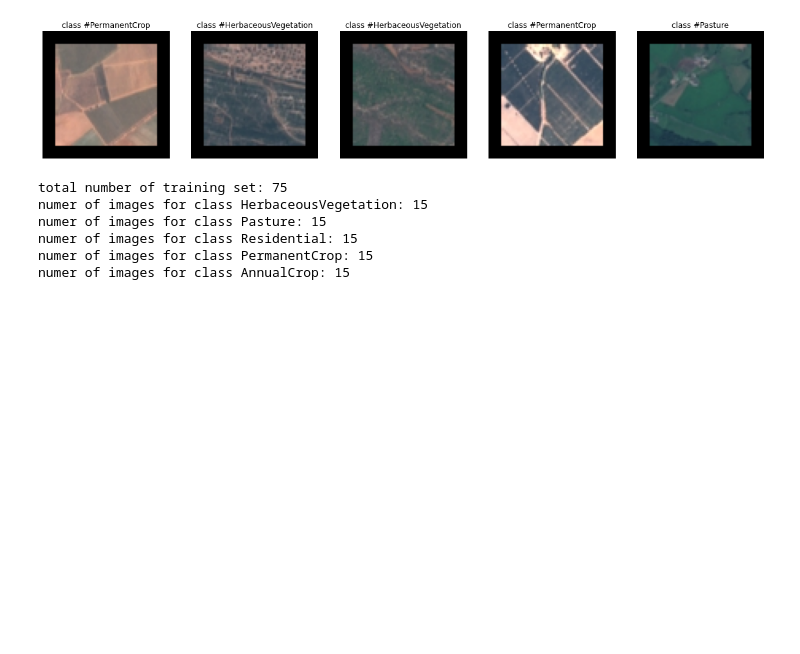
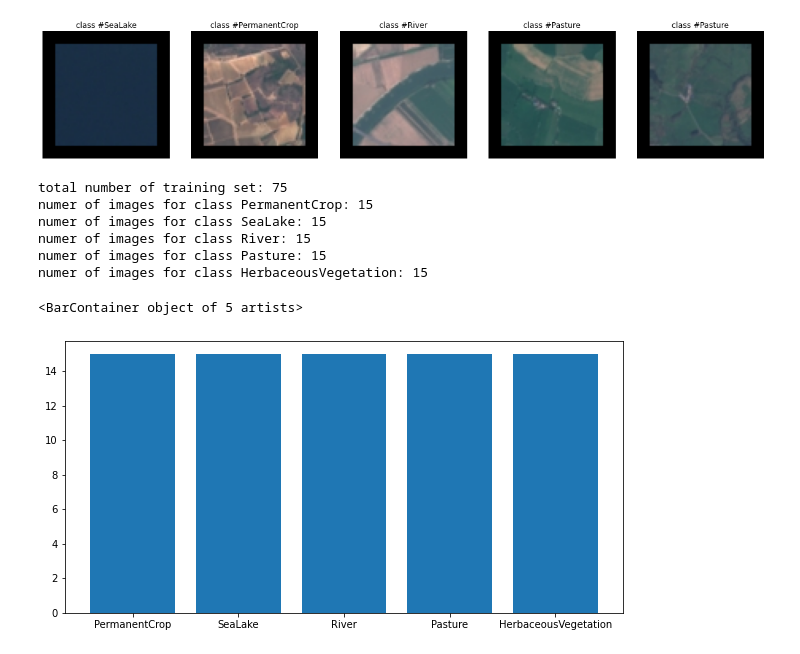
Before and after one commit to waasnipun/neurafusion, a Jupyter notebook: visualize_EuroSAT.ipynb, the cells around one changed output. Drawn from its saved outputs; the diff is of its cells as text; code cells hidden in the pictures; blank space fills up the shorter version.

```diff
--- a/visualize_EuroSAT.ipynb
+++ b/visualize_EuroSAT.ipynb
@@ -102,6 +102,17 @@ print('total number of training set: {}'.format(len(train_dataset)))
 
 for i in label_mapping.keys():
     print('numer of images for class {}: {}'.format(label_mapping[i], len([label for _, label in train_dataset.data if label == i])))
+
+dist = {}
+for i in label_mapping.keys():
+    # print('numer of images for class {}: {}'.format(label_mapping[i], len([label for _, label in train_dataset.data if label == i])))
+    dist[label_mapping[i]] = (len([label for _, label in train_dataset.data if label == i]))
+
+names = list(dist.keys())
+values = list(dist.values())
+fig = plt.figure(figsize=(10, 5))
+# plt.xticks(rotation='vertical')
+plt.bar(range(len(dist)), values, tick_label=names)
 # %% [output]
 torch.Size([3, 224, 224])
 torch.Size([3, 224, 224])
@@ -118,28 +131,41 @@ numer of images for class AnnualCrop: 5
 # %%
 idx = np.random.choice(range(len(test_dataset)), 5, replace=False) # randomly pick 5 pictures to show
 
 fig = plt.figure(figsize=(16, 8))
 
 for i in range(len(idx)):
     image, label = test_dataset[idx[i]]
     ax = plt.subplot(1, 5, i + 1)
     plt.tight_layout()
     ax.set_title('class #{}'.format(label_mapping[label]))
     ax.axis('off')
     plt.imshow((image).permute(1, 2, 0))
 
 plt.show()
 
 # print number of images for each class
 print('total number of training set: {}'.format(len(test_dataset)))
 
 for i in label_mapping.keys():
     print('numer of images for class {}: {}'.format(label_mapping[i], len([label for _, label in test_dataset.data if label == i])))
+
+dist = {}
+for i in label_mapping.keys():
+    # print('numer of images for class {}: {}'.format(label_mapping[i], len([label for _, label in train_dataset.data if label == i])))
+    dist[label_mapping[i]] = (len([label for _, label in test_dataset.data if label == i]))
+
+names = list(dist.keys())
+values = list(dist.values())
+fig = plt.figure(figsize=(10, 5))
+# plt.xticks(rotation='vertical')
+plt.bar(range(len(dist)), values, tick_label=names)
 # %% [output]
-[figure, old version]
+[figure, new version]
 total number of training set: 75
+numer of images for class PermanentCrop: 15
+numer of images for class SeaLake: 15
+numer of images for class River: 15
+numer of images for class Pasture: 15
 numer of images for class HerbaceousVegetation: 15
-numer of images for class Pasture: 15
-numer of images for class Residential: 15
-numer of images for class PermanentCrop: 15
-numer of images for class AnnualCrop: 15
+<BarContainer object of 5 artists>
+[figure, added]
```
Also changed, not shown: parts of 3 cells of this notebook, 6 other files.
